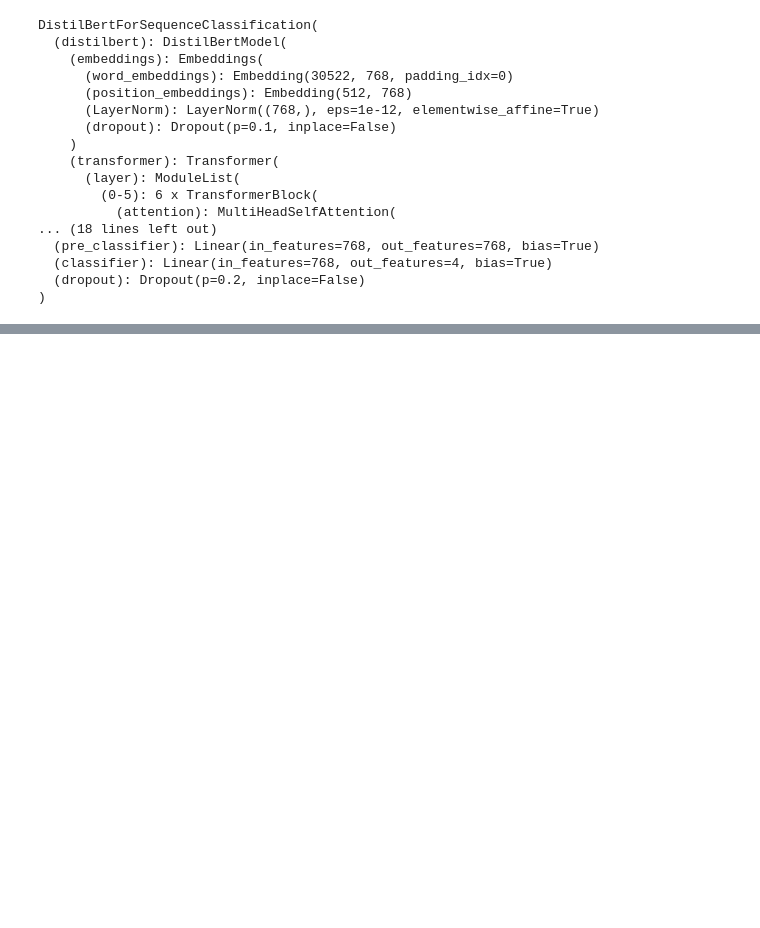
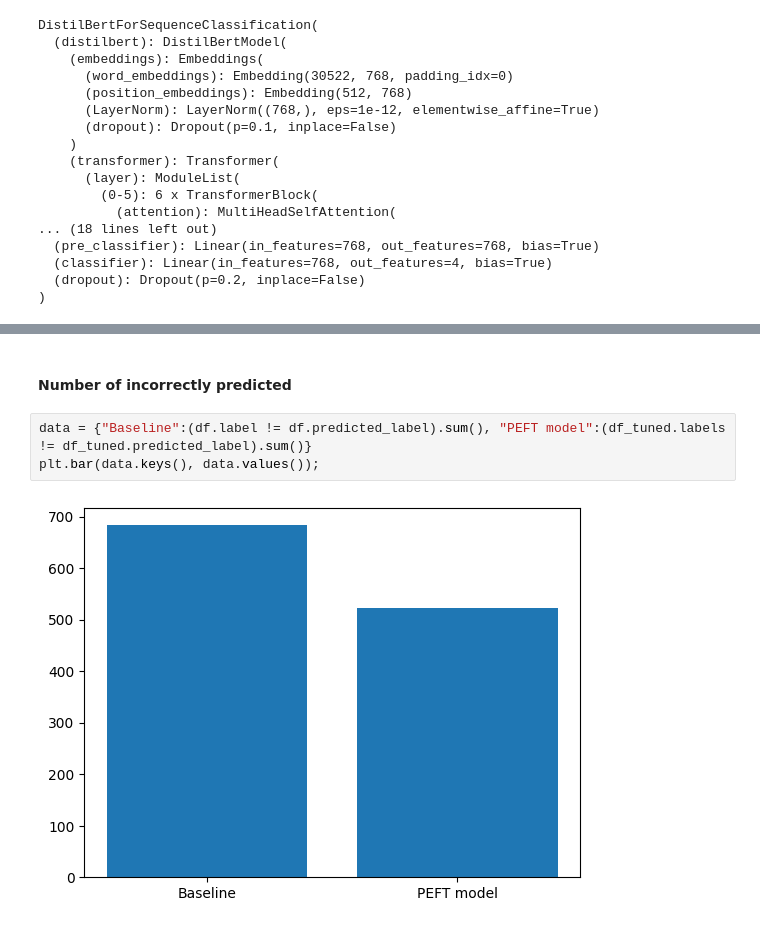
Before and after one commit to rajatsharma369007/peft-fine-tuning-genAI, a Jupyter notebook: LightweightFineTuning.ipynb, the cells around one changed output, grey strips where cells are left out. Drawn from its saved outputs; the diff is of its cells as text; blank space fills up the shorter version.

```diff
--- a/LightweightFineTuning.ipynb
+++ b/LightweightFineTuning.ipynb
@@ -320,0 +405,7 @@ TODO: In the cells below, load the saved PEFT model weights and evaluate the per
+# %% [markdown]
+#### Number of incorrectly predicted
+# %%
+data = {"Baseline":(df.label != df.predicted_label).sum(), "PEFT model":(df_tuned.labels != df_tuned.predicted_label).sum()}
+plt.bar(data.keys(), data.values());
+# %% [output]
+[figure, added]
```
Also changed, not shown: parts of 51 cells of this notebook.
